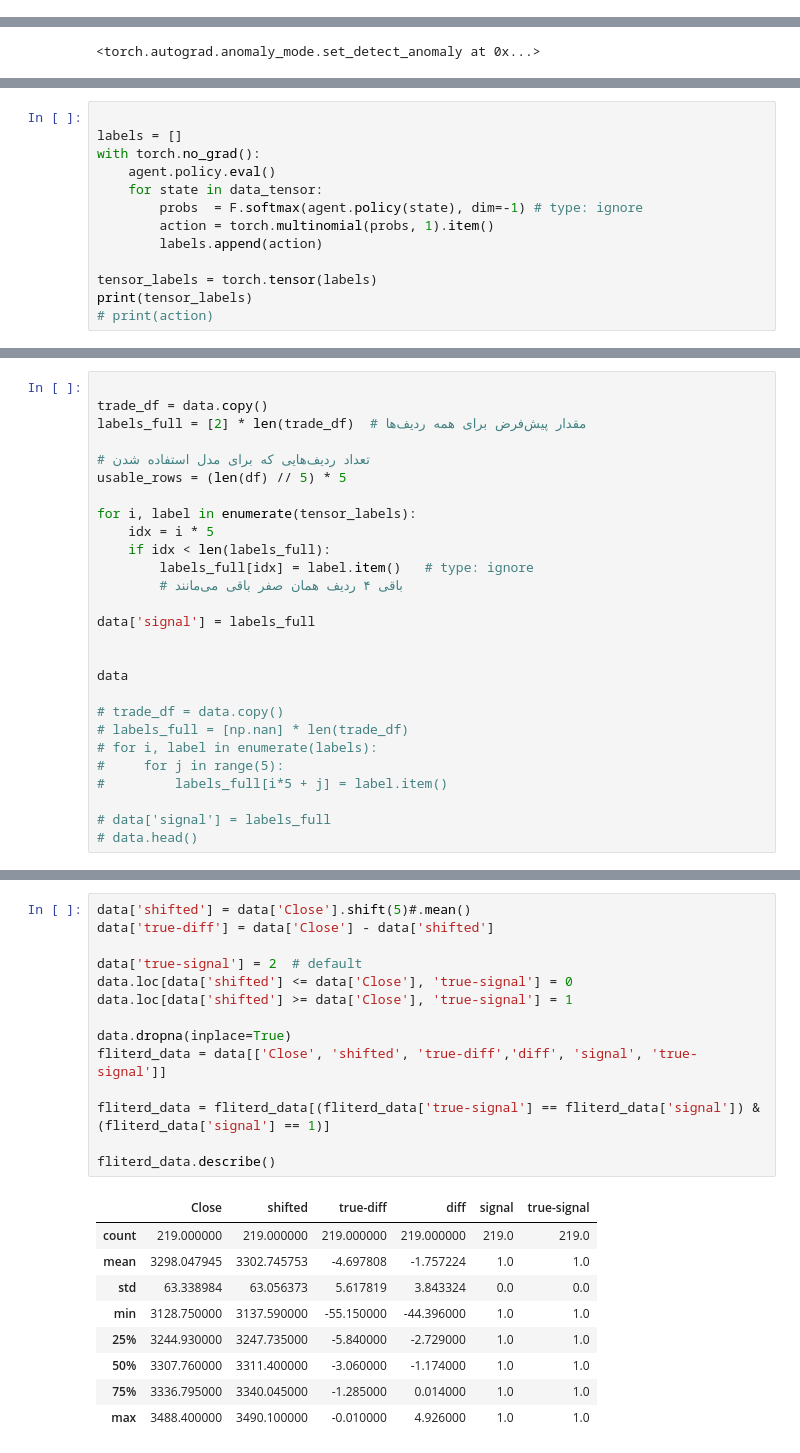
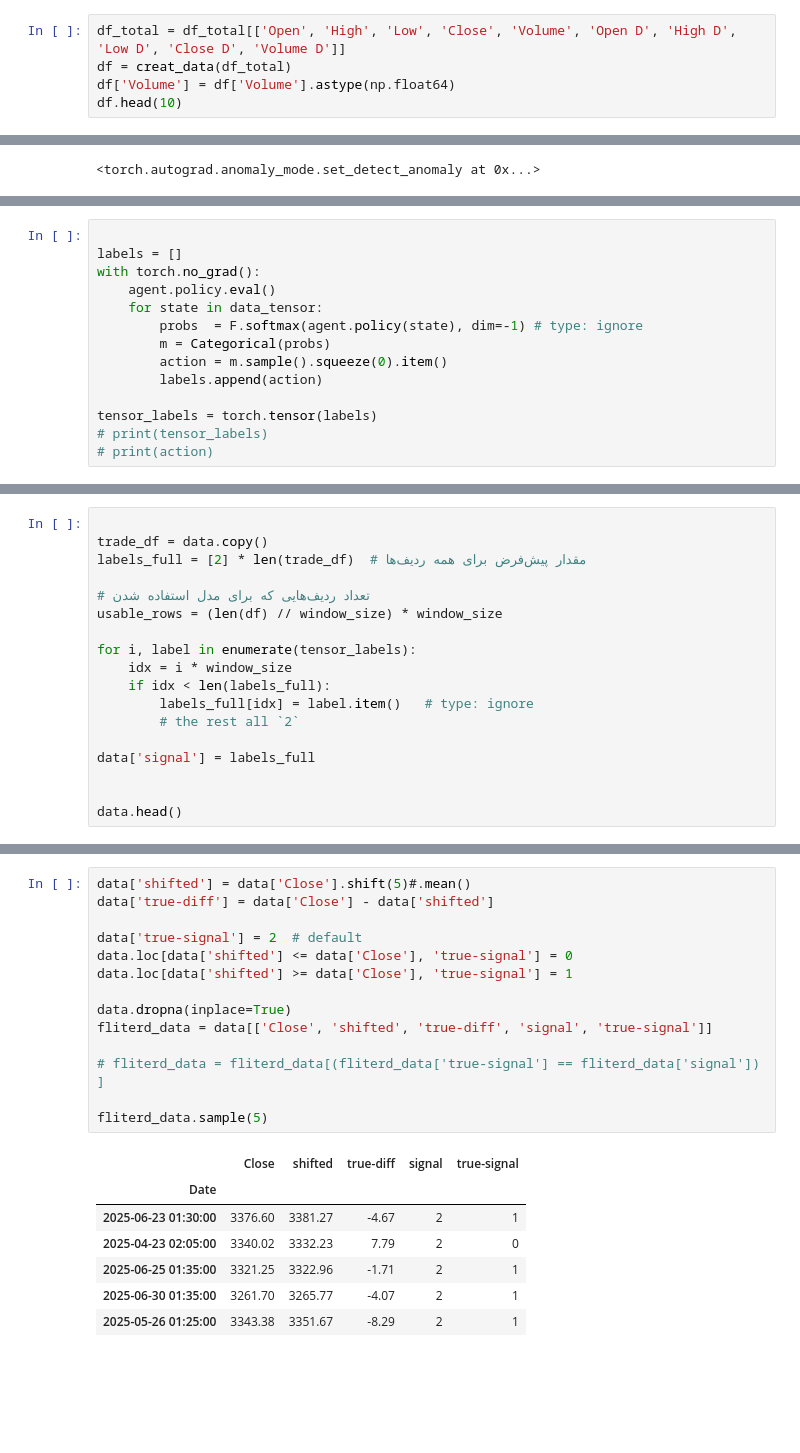
Before and after one commit to amirhu37/reinforc-gold, a Jupyter notebook: trade-with-ai-agent.ipynb, the cells around one changed output, grey strips where cells are left out. Drawn from its saved outputs; the diff is of its cells as text; blank space fills up the shorter version.

```diff
--- a/trade-with-ai-agent.ipynb
+++ b/trade-with-ai-agent.ipynb
@@ -164,0 +200,5 @@ def creat_data(df: pd.DataFrame):
+# %%
+df_total = df_total[['Open', 'High', 'Low', 'Close', 'Volume', 'Open D', 'High D', 'Low D', 'Close D', 'Volume D']]
+df = creat_data(df_total)
+df['Volume'] = df['Volume'].astype(np.float64)
+df.head(10)
@@ -547,12 +680,13 @@ torch.Size([1619, 10, 12]) (16196, 12)
 
 labels = []
 with torch.no_grad():
-	agent.policy.eval()
-	for state in data_tensor:
-		probs  = F.softmax(agent.policy(state), dim=-1) # type: ignore
-		action = torch.multinomial(probs, 1).item()
-		labels.append(action)
+    agent.policy.eval()
+    for state in data_tensor:
+        probs  = F.softmax(agent.policy(state), dim=-1) # type: ignore
+        m = Categorical(probs)
+        action = m.sample().squeeze(0).item()
+        labels.append(action)
 
 tensor_labels = torch.tensor(labels)
-print(tensor_labels)
+# print(tensor_labels)
 # print(action)
@@ -575,25 +707,16 @@ trade_df = data.copy()
 labels_full = [2] * len(trade_df)  # مقدار پیش‌فرض برای همه ردیف‌ها
 
 # تعداد ردیف‌هایی که برای مدل استفاده شدن
-usable_rows = (len(df) // 5) * 5
+usable_rows = (len(df) // window_size) * window_size
 
 for i, label in enumerate(tensor_labels):
-	idx = i * 5
-	if idx < len(labels_full):
-		labels_full[idx] = label.item()   # type: ignore
-		# باقی ۴ ردیف همان صفر باقی می‌مانند
+    idx = i * window_size
+    if idx < len(labels_full):
+        labels_full[idx] = label.item()   # type: ignore
+        # the rest all `2`
 
 data['signal'] = labels_full
 
 
-data
-
-# trade_df = data.copy()
-# labels_full = [np.nan] * len(trade_df)
-# for i, label in enumerate(labels):
-#     for j in range(5):
-#         labels_full[i*5 + j] = label.item()
-
-# data['signal'] = labels_full
-# data.head()
+data.head()
 # %% [output]
@@ -614,27 +730,25 @@ data
 # %%
 data['shifted'] = data['Close'].shift(5)#.mean()
 data['true-diff'] = data['Close'] - data['shifted']
 
 data['true-signal'] = 2  # default
 data.loc[data['shifted'] <= data['Close'], 'true-signal'] = 0
 data.loc[data['shifted'] >= data['Close'], 'true-signal'] = 1
 
 data.dropna(inplace=True)
-fliterd_data = data[['Close', 'shifted', 'true-diff','diff', 'signal', 'true-signal']]
+fliterd_data = data[['Close', 'shifted', 'true-diff', 'signal', 'true-signal']]
 
-fliterd_data = fliterd_data[(fliterd_data['true-signal'] == fliterd_data['signal']) & (fliterd_data['signal'] == 1)]
+# fliterd_data = fliterd_data[(fliterd_data['true-signal'] == fliterd_data['signal']) ]
 
-fliterd_data.describe()
+fliterd_data.sample(5)
 # %% [output]
-|  | Close | shifted | true-diff | diff | signal | true-signal |
-| count | 219.000000 | 219.000000 | 219.000000 | 219.000000 | 219.0 | 219.0 |
-| mean | 3298.047945 | 3302.745753 | -4.697808 | -1.757224 | 1.0 | 1.0 |
-| std | 63.338984 | 63.056373 | 5.617819 | 3.843324 | 0.0 | 0.0 |
-| min | 3128.750000 | 3137.590000 | -55.150000 | -44.396000 | 1.0 | 1.0 |
-| 25% | 3244.930000 | 3247.735000 | -5.840000 | -2.729000 | 1.0 | 1.0 |
-| 50% | 3307.760000 | 3311.400000 | -3.060000 | -1.174000 | 1.0 | 1.0 |
-| 75% | 3336.795000 | 3340.045000 | -1.285000 | 0.014000 | 1.0 | 1.0 |
-| max | 3488.400000 | 3490.100000 | -0.010000 | 4.926000 | 1.0 | 1.0 |
+|  | Close | shifted | true-diff | signal | true-signal |
+| Date |  |  |  |  |  |
+| 2025-06-23 01:30:00 | 3376.60 | 3381.27 | -4.67 | 2 | 1 |
+| 2025-04-23 02:05:00 | 3340.02 | 3332.23 | 7.79 | 2 | 0 |
+| 2025-06-25 01:35:00 | 3321.25 | 3322.96 | -1.71 | 2 | 1 |
+| 2025-06-30 01:35:00 | 3261.70 | 3265.77 | -4.07 | 2 | 1 |
+| 2025-05-26 01:25:00 | 3343.38 | 3351.67 | -8.29 | 2 | 1 |
 # %%
 accuracy = (data['true-signal'] == data['signal']).mean()
 
```
Also changed, not shown: parts of 44 cells of this notebook.
